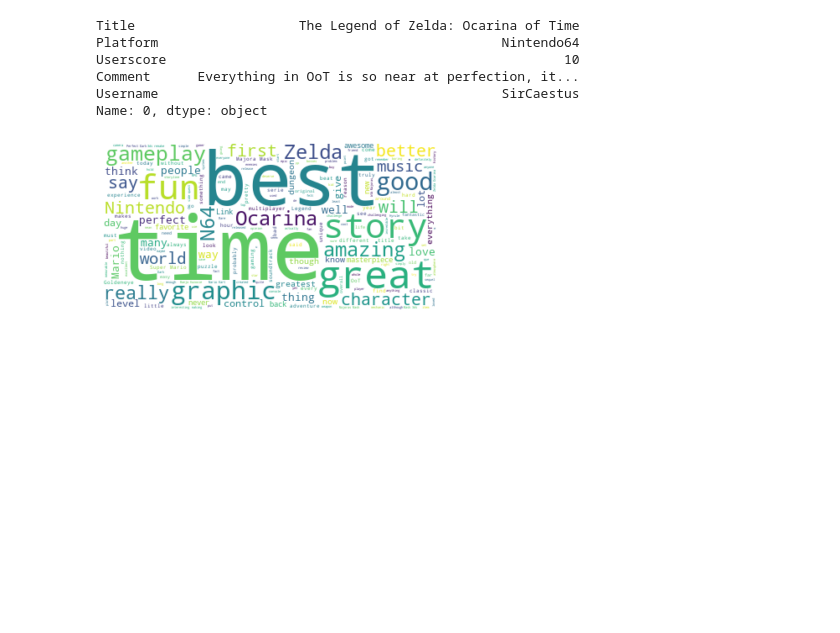
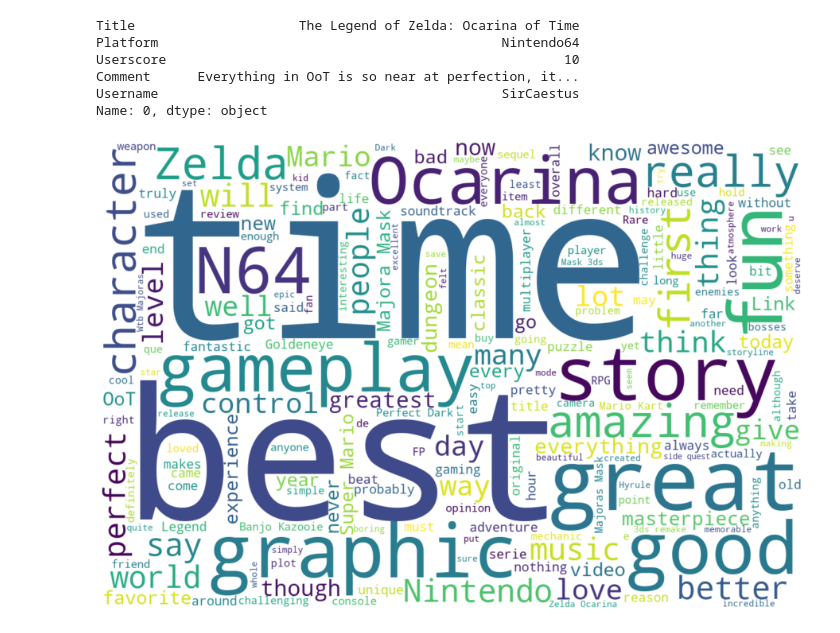
Before and after one commit to arquillen-py/jupyter-books, a Jupyter notebook: metacriticwordcloud.ipynb, the cells around one changed output. Saved outputs shown, nothing was run; the diff lists cells and outputs as text; code cells hidden in the pictures; blank space fills up the shorter version.

```diff
--- a/metacriticwordcloud.ipynb
+++ b/metacriticwordcloud.ipynb
@@ -42,7 +48,7 @@ n64Text = dfN64["Comment"].str.cat(sep = " ")
 stopwords = set(STOPWORDS)
 stopwords.update(["game", "play", "played", "to", "feel", "even", "want", "make", "made", "much", "still", "playing", "one", "games"])
 
-cloud = WordCloud(stopwords = stopwords, background_color = "white").generate(n64Text)
+cloud = WordCloud(width = 1200, height = 800, stopwords = stopwords, background_color = "white").generate(n64Text)
 # %% [output]
 Title                     The Legend of Zelda: Ocarina of Time
 Platform                                            Nintendo64
@@ -51,8 +57,9 @@ Comment      Everything in OoT is so near at perfection, it...
 Username                                            SirCaestus
 Name: 0, dtype: object
 # %%
+plt.figure(figsize = (19.2, 10.8))
 plt.imshow(cloud, interpolation = "bilinear")
 plt.axis("off")
 plt.show()
 # %% [output]
-[figure, old version]
+[figure, new version]
```
Also changed, not shown: parts of 2 cells of this notebook.
